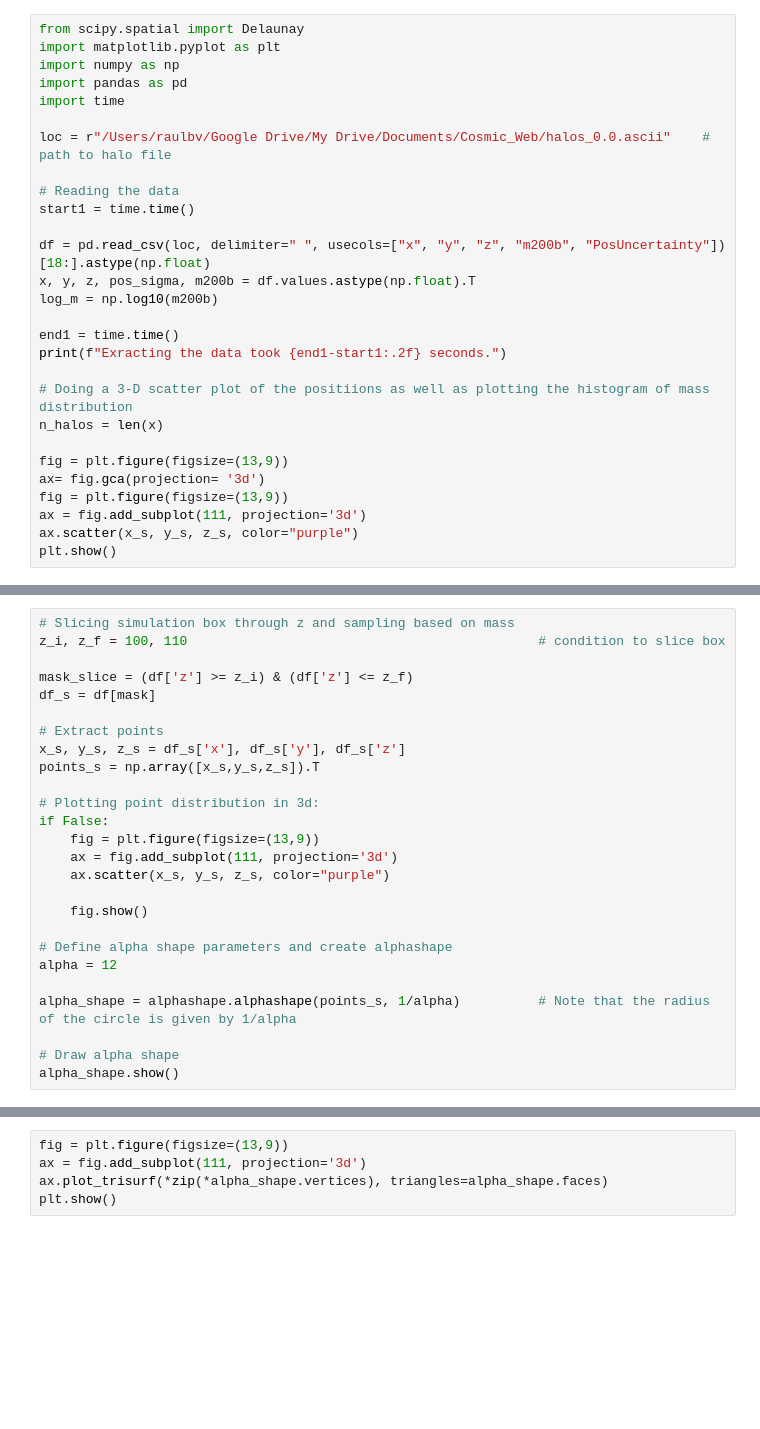
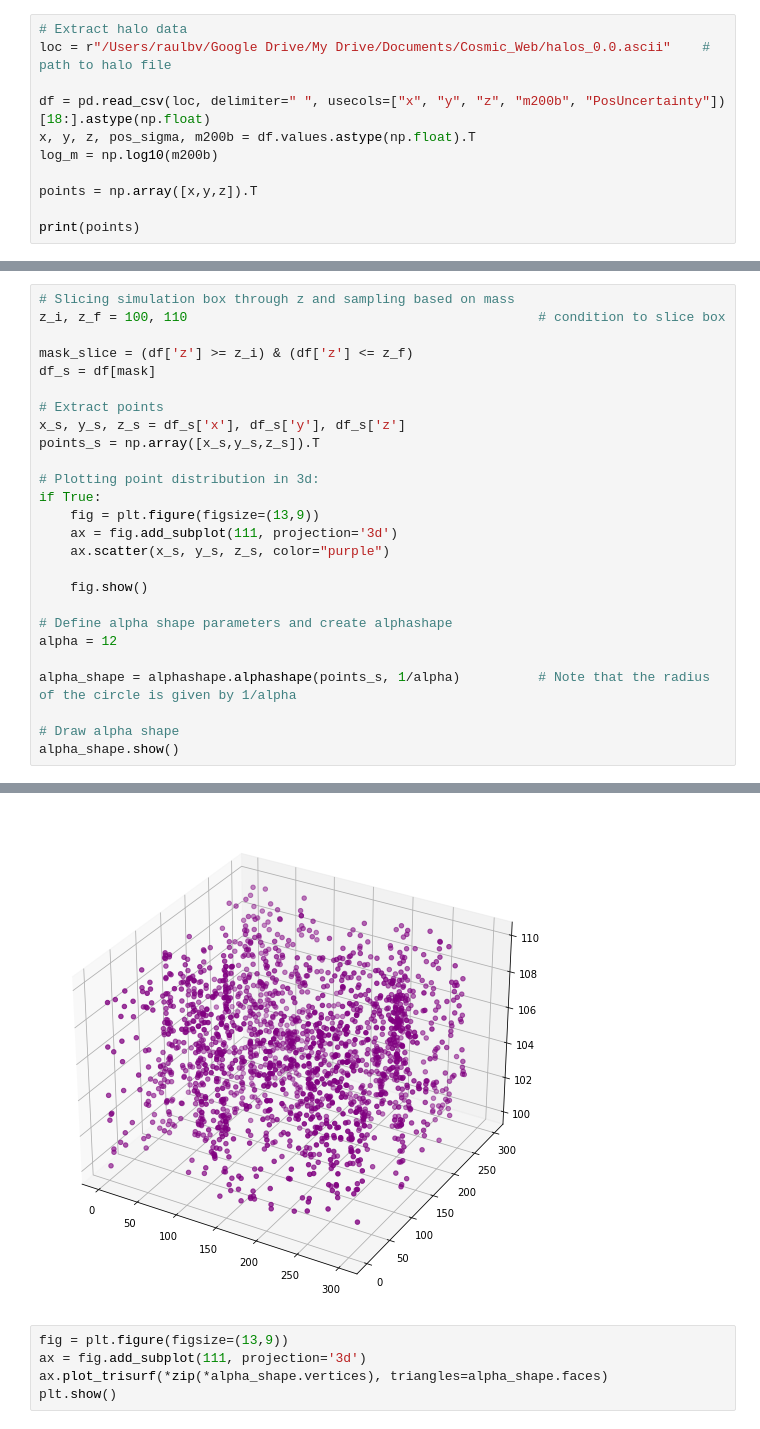
Before and after one commit to raul-bermejo/PHoH, a Jupyter notebook: 3dalpha_shape_viz.ipynb, the cells around one changed output, grey strips where cells are left out. Cells and saved outputs as stored; diff of their text form; blank space fills up the shorter version.

Commit message:
Used P-mil data

```diff
--- a/3dalpha_shape_viz.ipynb
+++ b/3dalpha_shape_viz.ipynb
@@ -1,29 +25,12 @@
 # %%
-from scipy.spatial import Delaunay
-import matplotlib.pyplot as plt
-import numpy as np
-import pandas as pd
-import time
-
+# Extract halo data
 loc = r"/Users/raulbv/Google Drive/My Drive/Documents/Cosmic_Web/halos_0.0.ascii"    # path to halo file
-
-# Reading the data
-start1 = time.time()
 
 df = pd.read_csv(loc, delimiter=" ", usecols=["x", "y", "z", "m200b", "PosUncertainty"])[18:].astype(np.float)
 x, y, z, pos_sigma, m200b = df.values.astype(np.float).T
 log_m = np.log10(m200b)
 
-end1 = time.time()
-print(f"Exracting the data took {end1-start1:.2f} seconds.")
+points = np.array([x,y,z]).T
 
-# Doing a 3-D scatter plot of the positiions as well as plotting the histogram of mass distribution
-n_halos = len(x)
-
-fig = plt.figure(figsize=(13,9))
-ax= fig.gca(projection= '3d')
-fig = plt.figure(figsize=(13,9))
-ax = fig.add_subplot(111, projection='3d')
-ax.scatter(x_s, y_s, z_s, color="purple")
-plt.show()
+print(points)
 # %% [output]
@@ -48,31 +48,32 @@ print(points)
 # %%
 # Slicing simulation box through z and sampling based on mass
 z_i, z_f = 100, 110                                             # condition to slice box
 
 mask_slice = (df['z'] >= z_i) & (df['z'] <= z_f)
 df_s = df[mask]
 
 # Extract points
 x_s, y_s, z_s = df_s['x'], df_s['y'], df_s['z']
 points_s = np.array([x_s,y_s,z_s]).T
 
 # Plotting point distribution in 3d:
-if False:
+if True:
     fig = plt.figure(figsize=(13,9))
     ax = fig.add_subplot(111, projection='3d')
     ax.scatter(x_s, y_s, z_s, color="purple")
 
     fig.show()
 
 # Define alpha shape parameters and create alphashape
 alpha = 12
 
 alpha_shape = alphashape.alphashape(points_s, 1/alpha)          # Note that the radius of the circle is given by 1/alpha
 
 # Draw alpha shape
 alpha_shape.show()
 # %% [output]
 [interactive output not drawn]
+[figure, added]
 # %%
 fig = plt.figure(figsize=(13,9))
 ax = fig.add_subplot(111, projection='3d')
```
Also changed, not shown: parts of 4 cells of this notebook.
